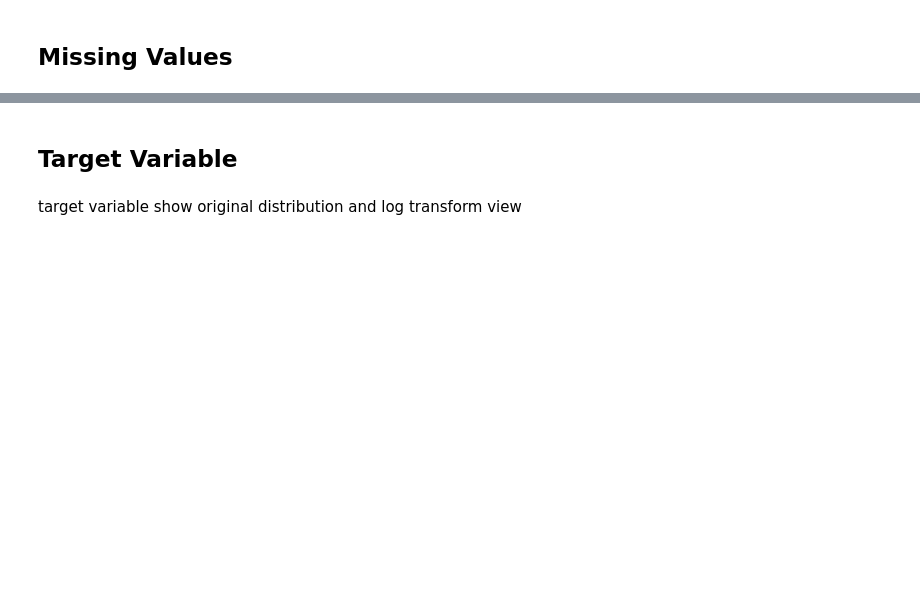
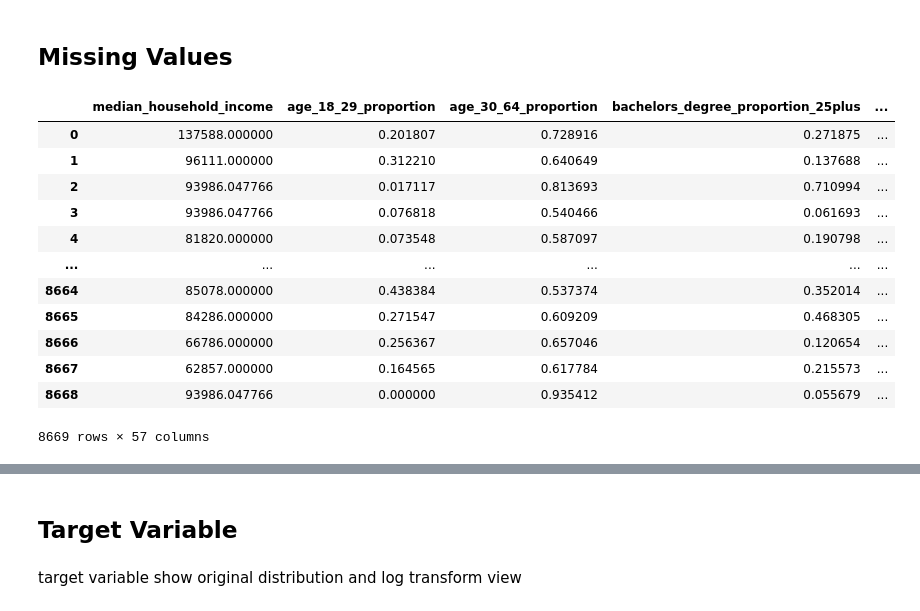
Before and after one commit to Ransommac13/mads_milestone_two, a Jupyter notebook: EDA/supervised_eda.ipynb, the cells around one changed output, grey strips where cells are left out. Saved outputs shown, nothing was run; the diff lists cells and outputs as text; code cells hidden in the pictures; blank space fills up the shorter version.

```diff
--- a/EDA/supervised_eda.ipynb
+++ b/EDA/supervised_eda.ipynb
@@ -26,2 +76,46 @@ read in train / val / test parquet file
 # %% [markdown]
 ## Missing Values
+# %%
+#Perform imputation of missing values on all columns except ignore_columns
+
+preprocessor = ColumnTransformer(
+    transformers=[
+        ("mean_imputer",
+         SimpleImputer(strategy="mean"),
+         ["median_household_income", "age_18_29_proportion", "age_30_64_proportion",
+           "bachelors_degree_proportion_25plus", "labor_force_participation_rate", "family_households_proportion",
+           "owner_occupied_proportion", "D3A", "NatWalkInd", "rac_ce01_prop", "rac_ce02_prop", "wac_ce01_prop", "wac_ce02_prop"]),
+
+        ("median_imputer",
+         SimpleImputer(strategy="median"),
+         ["aadt_count", "aadt_functional_class", "aadt_lanes", "dist_to_read_m", "total_population",
+           "poverty_rate", "post_grad_degree_proportion_25plus", "unemployment_rate",
+           "no_vehicle_households_proportion", "D1B", "D1C", "commercial_places_within_1_mi", "community_places_within_1_mi",
+           "rac_c000", "wac_cns01", "wac_cns02", "wac_cns03", "wac_cns04", "wac_cns05", "wac_cns06", "wac_cns07", "wac_cns08",
+           "wac_cns09", "wac_cns10", "wac_cns11", "wac_cns12", "wac_cns13", "wac_cns14", "wac_cns15", "wac_cns16", "wac_cns17",
+           "wac_cns18", "wac_cns19", "wac_cns20", "wac_c000"])
+    ],
+    remainder="passthrough",
+    verbose_feature_names_out=False
+)
+
+preprocessor.set_output(transform="pandas")
+
+
+df_imputed = preprocessor.fit_transform(df)
+
+df_imputed
+# %% [output]
+|  | median_household_income | age_18_29_proportion | age_30_64_proportion | bachelors_degree_proportion_25plus | ... |
+| 0 | 137588.000000 | 0.201807 | 0.728916 | 0.271875 | ... |
+| 1 | 96111.000000 | 0.312210 | 0.640649 | 0.137688 | ... |
+| 2 | 93986.047766 | 0.017117 | 0.813693 | 0.710994 | ... |
+| 3 | 93986.047766 | 0.076818 | 0.540466 | 0.061693 | ... |
+| 4 | 81820.000000 | 0.073548 | 0.587097 | 0.190798 | ... |
+| ... | ... | ... | ... | ... | ... |
+| 8664 | 85078.000000 | 0.438384 | 0.537374 | 0.352014 | ... |
+| 8665 | 84286.000000 | 0.271547 | 0.609209 | 0.468305 | ... |
+| 8666 | 66786.000000 | 0.256367 | 0.657046 | 0.120654 | ... |
+| 8667 | 62857.000000 | 0.164565 | 0.617784 | 0.215573 | ... |
+| 8668 | 93986.047766 | 0.000000 | 0.935412 | 0.055679 | ... |
+8669 rows × 57 columns
```
Also changed, not shown: parts of 7 cells of this notebook, 1 other file.
